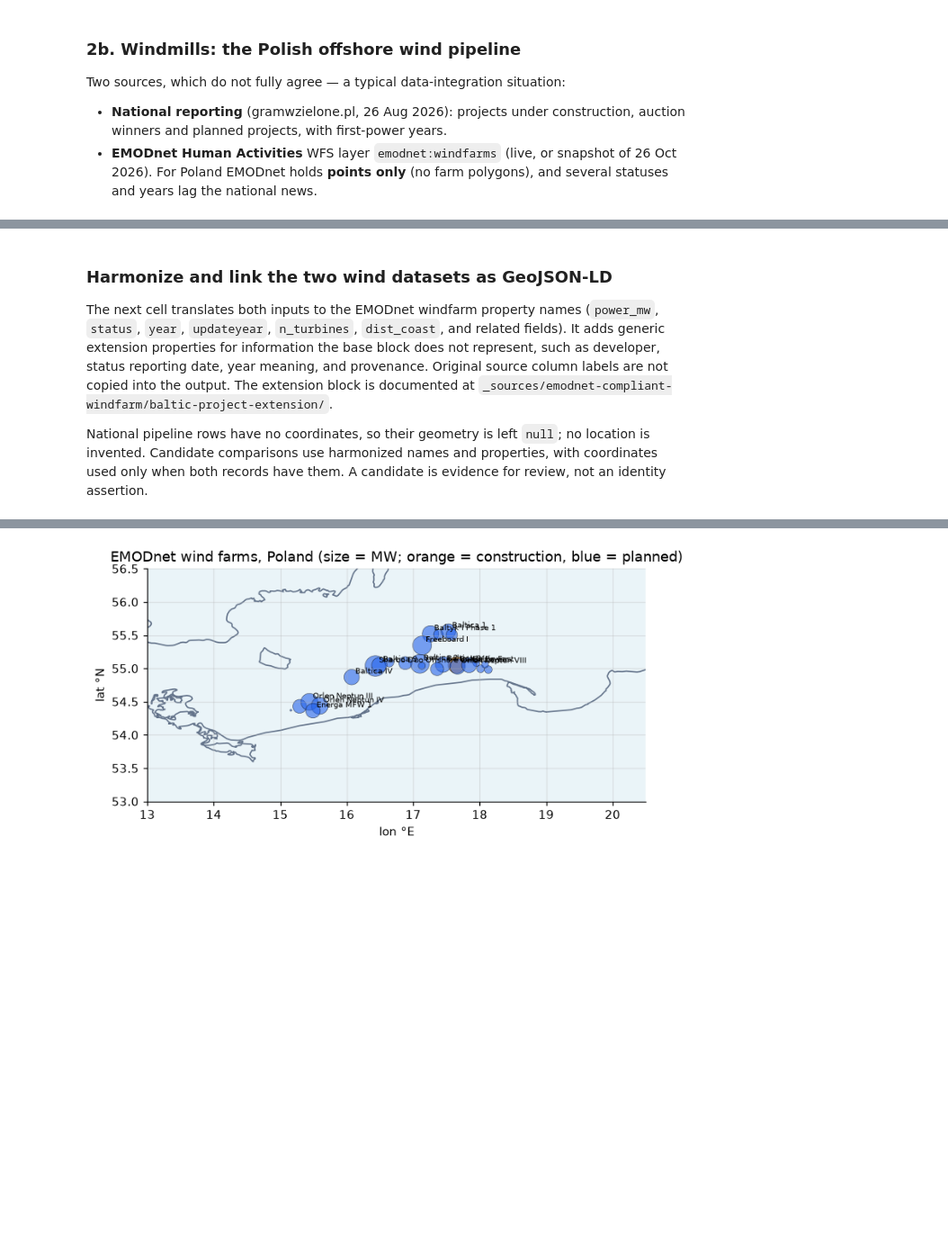
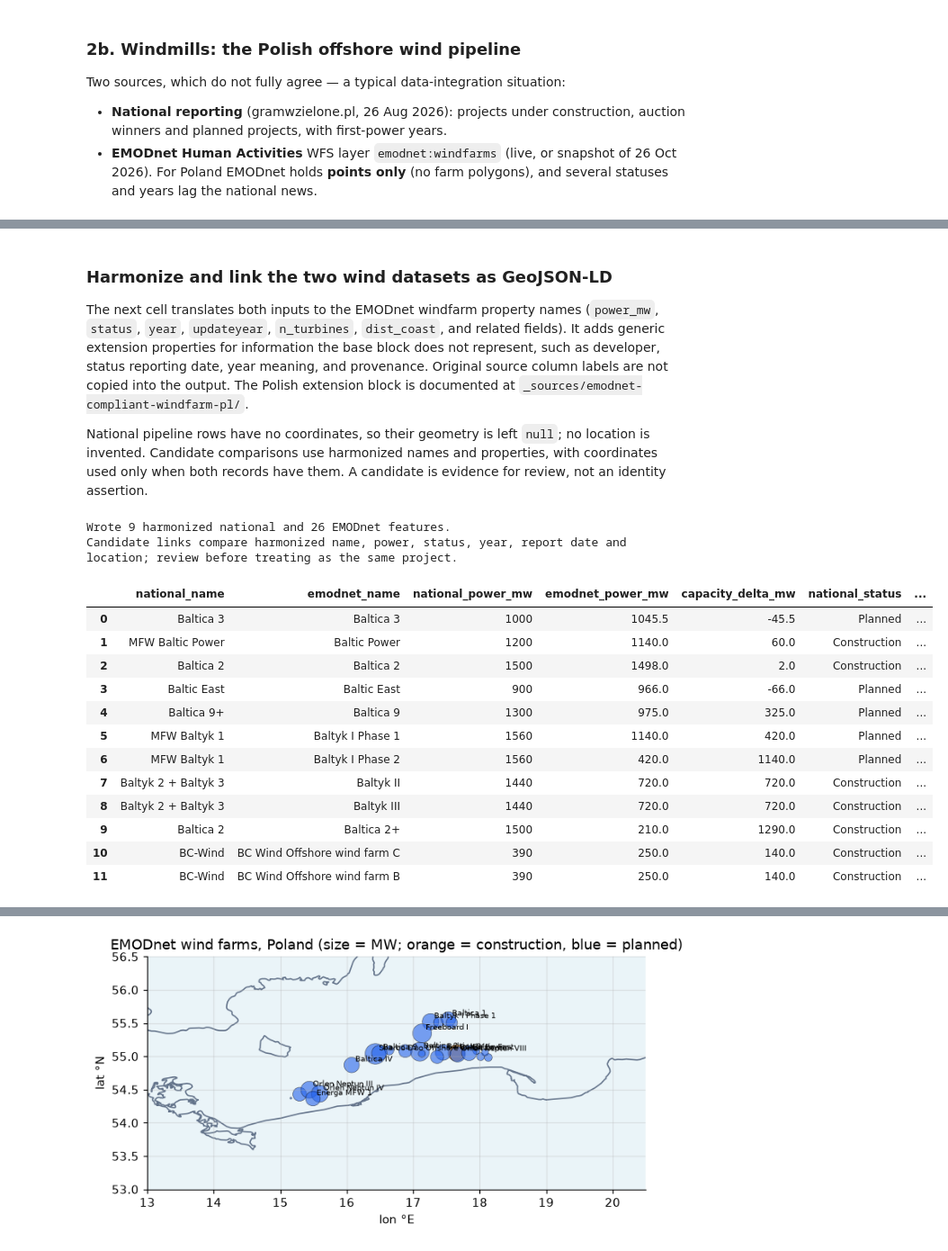
Before and after one commit to ogcincubator/bblocks-seadots, a Jupyter notebook: docs/baltic-ses-exercise/baltic_ses_exercise.ipynb, the cells around one changed output, grey strips where cells are left out. Shown at 90% size. Saved outputs shown, nothing was run; the diff lists cells and outputs as text; code cells hidden in the pictures; blank space fills up the shorter version.

```diff
--- a/docs/baltic-ses-exercise/baltic_ses_exercise.ipynb
+++ b/docs/baltic-ses-exercise/baltic_ses_exercise.ipynb
@@ -244,7 +246,7 @@ EMODnet total listed: 20.9 GW  |  national pipeline: 13.4 GW
 # %% [markdown]
 ### Harmonize and link the two wind datasets as GeoJSON-LD
 
-The next cell translates both inputs to the EMODnet windfarm property names (`power_mw`, `status`, `year`, `updateyear`, `n_turbines`, `dist_coast`, and related fields). It adds generic extension properties for information the base block does not represent, such as developer, status reporting date, year meaning, and provenance. Original source column labels are not copied into the output. The extension block is documented at `_sources/emodnet-compliant-windfarm/baltic-project-extension/`.
+The next cell translates both inputs to the EMODnet windfarm property names (`power_mw`, `status`, `year`, `updateyear`, `n_turbines`, `dist_coast`, and related fields). It adds generic extension properties for information the base block does not represent, such as developer, status reporting date, year meaning, and provenance. Original source column labels are not copied into the output. The Polish extension block is documented at `_sources/emodnet-compliant-windfarm-pl/`.
 
 National pipeline rows have no coordinates, so their geometry is left `null`; no location is invented. Candidate comparisons use harmonized names and properties, with coordinates used only when both records have them. A candidate is evidence for review, not an identity assertion.
 # %%
@@ -256,7 +258,7 @@ from math import radians, sin, cos, asin, sqrt
 
 GJ = "https://purl.org/geojson/vocab#"
 EM = "https://w3id.org/ogc/hosted/seadots/emodnet-compliant-windfarm#"
-SES = "https://w3id.org/ogc/hosted/seadots/emodnet-compliant-windfarm/baltic-project-extension#"
+SES = "https://w3id.org/ogc/hosted/seadots/emodnet-compliant-windfarm-pl#"
 CONTEXT = {
     "@version": 1.1, "geojson": GJ, "em": EM, "ses": SES, "schema": "https://schema.org/",
     "dcterms": "http://purl.org/dc/terms/", "type": "@type", "id": "@id",
@@ -386,33 +388,49 @@ candidates = []
 for nf in national_ld["features"]:
     for ef in emodnet_ld["features"]:
         np_, ep = nf["properties"], ef["properties"]
         name_score = name_similarity(np_["name"], ep["name"])
         dist = distance_km(nf, ef)
         if name_score < .5 and not (dist is not None and dist <= 20): continue
         cap_sim, status_match, year_match, prop_score = compare_properties(nf, ef)
         delta = None if np_["power_mw"] is None or ep["power_mw"] is None else round(np_["power_mw"]-ep["power_mw"], 1)
         rank = .65*name_score + .35*(prop_score if prop_score is not None else 0)
         method = "name + location" if dist is not None and name_score >= .5 else ("location proximity" if dist is not None else "name similarity")
         candidates.append({"national_id":nf["id"], "emodnet_id":ef["id"], "national_name":np_["name"], "emodnet_name":ep["name"],
             "national_power_mw":np_["power_mw"], "emodnet_power_mw":ep["power_mw"], "capacity_delta_mw":delta,
             "capacity_similarity":None if cap_sim is None else round(cap_sim,3), "national_status":np_["status"], "emodnet_status":ep["status"],
             "status_match":status_match, "national_updateyear":np_["updateyear"], "emodnet_updateyear":ep["updateyear"],
             "national_status_as_of":np_["status_as_of"], "emodnet_status_as_of":ep["status_as_of"],
             "national_year":np_["year"], "emodnet_year":ep["year"], "year_match":year_match, "name_score":round(name_score,3),
             "property_score":None if prop_score is None else round(prop_score,3), "candidate_rank_score":round(rank,3),
             "distance_km":None if dist is None else round(dist,2), "match_method":method})
 candidates.sort(key=lambda m:m["candidate_rank_score"], reverse=True)
 match_graph = {"@context": CONTEXT, "@graph": [{"@id":f"urn:baltic-ses:match-candidate:{i+1}", "@type":"ses:MatchCandidate",
     "source_record":m["national_id"], "target_record":m["emodnet_id"], "match_method":m["match_method"], "name_score":m["name_score"],
     "property_score":m["property_score"], "candidate_rank_score":m["candidate_rank_score"], "capacity_similarity":m["capacity_similarity"],
     "capacity_delta_mw":m["capacity_delta_mw"], "status_match":m["status_match"], "year_match":m["year_match"], "distance_km":m["distance_km"]}
     for i,m in enumerate(candidates)]}
 (DATA / "polish_wind_pipeline.geojsonld").write_text(json.dumps(national_ld, ensure_ascii=False, indent=2))
 (DATA / "emodnet_windfarms.geojsonld").write_text(json.dumps(emodnet_ld, ensure_ascii=False, indent=2))
 (DATA / "windfarm_match_candidates.jsonld").write_text(json.dumps(match_graph, ensure_ascii=False, indent=2))
 print(f"Wrote {len(national_ld['features'])} harmonized national and {len(emodnet_ld['features'])} EMODnet features.")
 print("Candidate links compare harmonized name, power, status, year, report date and location; review before treating as the same project.")
 pd.DataFrame(candidates)[["national_name","emodnet_name","national_power_mw","emodnet_power_mw","capacity_delta_mw","national_status","emodnet_status","national_updateyear","emodnet_updateyear","national_status_as_of","emodnet_status_as_of","national_year","emodnet_year","name_score","property_score","candidate_rank_score","distance_km"]]
+# %% [output]
+Wrote 9 harmonized national and 26 EMODnet features.
+Candidate links compare harmonized name, power, status, year, report date and location; review before treating as the same project.
+|  | national_name | emodnet_name | national_power_mw | emodnet_power_mw | capacity_delta_mw | national_status | ... |
+| 0 | Baltica 3 | Baltica 3 | 1000 | 1045.5 | -45.5 | Planned | ... |
+| 1 | MFW Baltic Power | Baltic Power | 1200 | 1140.0 | 60.0 | Construction | ... |
+| 2 | Baltica 2 | Baltica 2 | 1500 | 1498.0 | 2.0 | Construction | ... |
+| 3 | Baltic East | Baltic East | 900 | 966.0 | -66.0 | Planned | ... |
+| 4 | Baltica 9+ | Baltica 9 | 1300 | 975.0 | 325.0 | Planned | ... |
+| 5 | MFW Baltyk 1 | Baltyk I Phase 1 | 1560 | 1140.0 | 420.0 | Planned | ... |
+| 6 | MFW Baltyk 1 | Baltyk I Phase 2 | 1560 | 420.0 | 1140.0 | Planned | ... |
+| 7 | Baltyk 2 + Baltyk 3 | Baltyk II | 1440 | 720.0 | 720.0 | Construction | ... |
+| 8 | Baltyk 2 + Baltyk 3 | Baltyk III | 1440 | 720.0 | 720.0 | Construction | ... |
+| 9 | Baltica 2 | Baltica 2+ | 1500 | 210.0 | 1290.0 | Construction | ... |
+| 10 | BC-Wind | BC Wind Offshore wind farm C | 390 | 250.0 | 140.0 | Construction | ... |
+| 11 | BC-Wind | BC Wind Offshore wind farm B | 390 | 250.0 | 140.0 | Construction | ... |
 # %%
 # Visualize the GeoJSON-LD locations and the candidate links between source records.
 # National pipeline rows have no coordinates, so the map shows EMODnet points while
```
Also changed, not shown: parts of 12 cells of this notebook, 40 other files.
